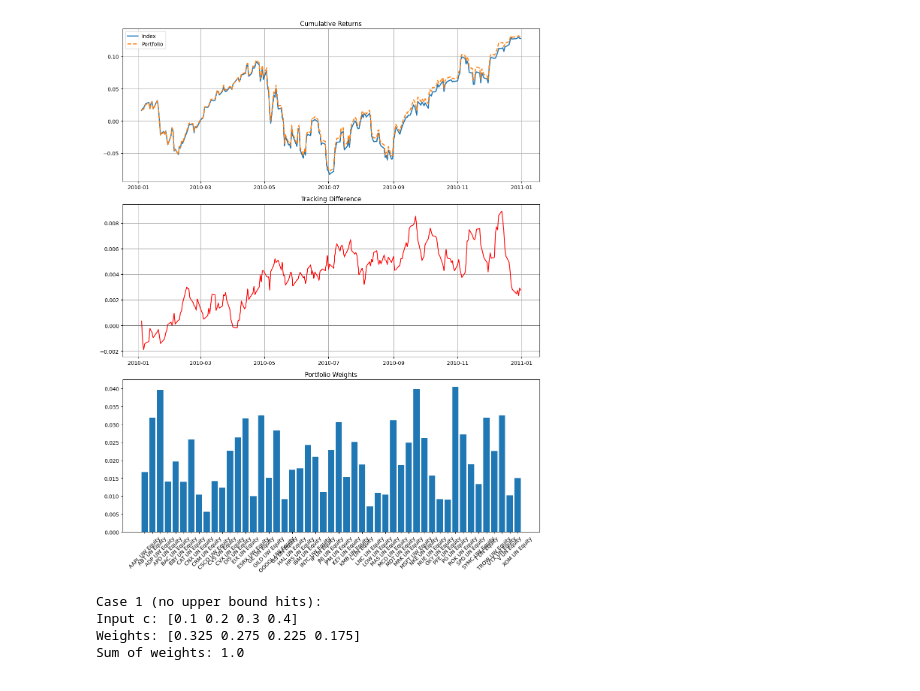
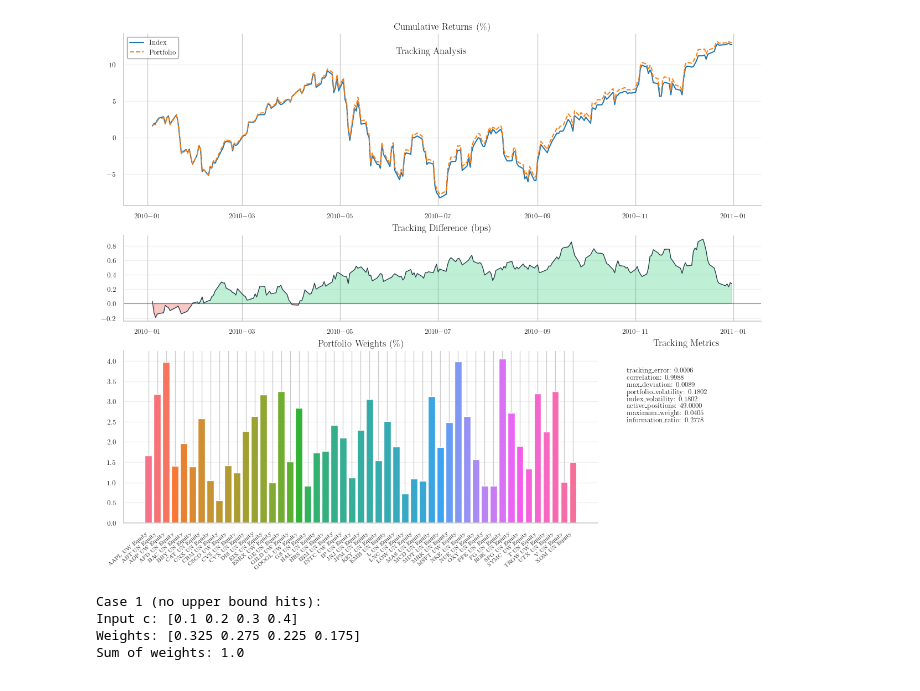
Before and after one commit to raddy/replicate-idx, a Jupyter notebook: replicate/notebooks/demo.ipynb, the cells around one changed output. Cells and saved outputs as stored; diff of their text form; code cells hidden in the pictures.

Commit message:
Improved plot style

```diff
--- a/replicate/notebooks/demo.ipynb
+++ b/replicate/notebooks/demo.ipynb
@@ -1,7 +1,7 @@
 # %%
 import polars as pl
-from replicate.data.paths import INDEX_2010_X_PATH, INDEX_2010_SP500_PATH
-from replicate.data.loading import load
+from replicate.data.loading import DataLoader
+from replicate.data.paths import DataPaths
 from replicate.data.align import align
 
 from replicate.optimizers.mm import MMOptimizer
@@ -9,38 +9,40 @@ from replicate.evaluation.metrics import TrackingMetrics
 from replicate.evaluation.visualizer import TrackingVisualizer
 
 optimizer = MMOptimizer(measure='ete')
 
 # Load data
-constituents, _ = load(INDEX_2010_X_PATH)
-target, _ = load(INDEX_2010_SP500_PATH)
+loader = DataLoader(date_col='Date')
+constituents, _ = loader.load_data("SP500_CONSTITUENTS")
+target, _ = loader.load_data("SP500_INDEX")
 constituents, target = align(constituents, target, on='Date')
 
 X = constituents.drop('Date').collect().to_numpy()
 r = target.drop('Date').collect().to_numpy().flatten() # we expect 1d array
 dates = target.select('Date').collect().to_numpy().flatten()
 asset_names = [c for c in constituents.collect_schema().names() if c != 'Date']
 
 # Optimize weights
 result_dict = optimizer.optimize(X, r, lambda_=1e-7, u=0.5)
 weights = result_dict['weights']
 
 # Calculate metrics
 metrics = TrackingMetrics.calculate_metrics(
     X @ weights,
     r,
     weights
 )
 
 # Visualize results
 TrackingVisualizer.plot_tracking_analysis(
     dates,
     X @ weights,
     r,
     weights,
-    asset_names
-)
+    asset_names,
+    metrics=metrics
+);
 # %% [output]
-[figure, old version]
+[figure, new version]
 # %%
 from replicate.optimizers.kkt import project_weights_kkt, demonstrate_kkt_projection
 
```
Also changed, not shown: parts of 2 cells of this notebook, 6 other files.
